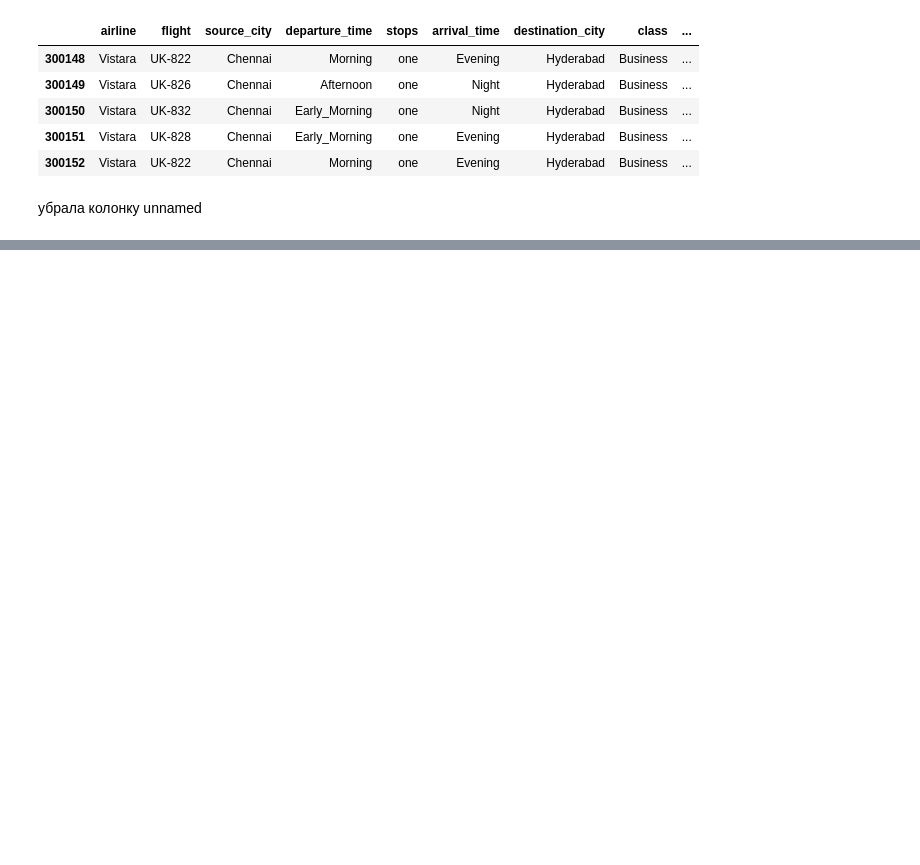
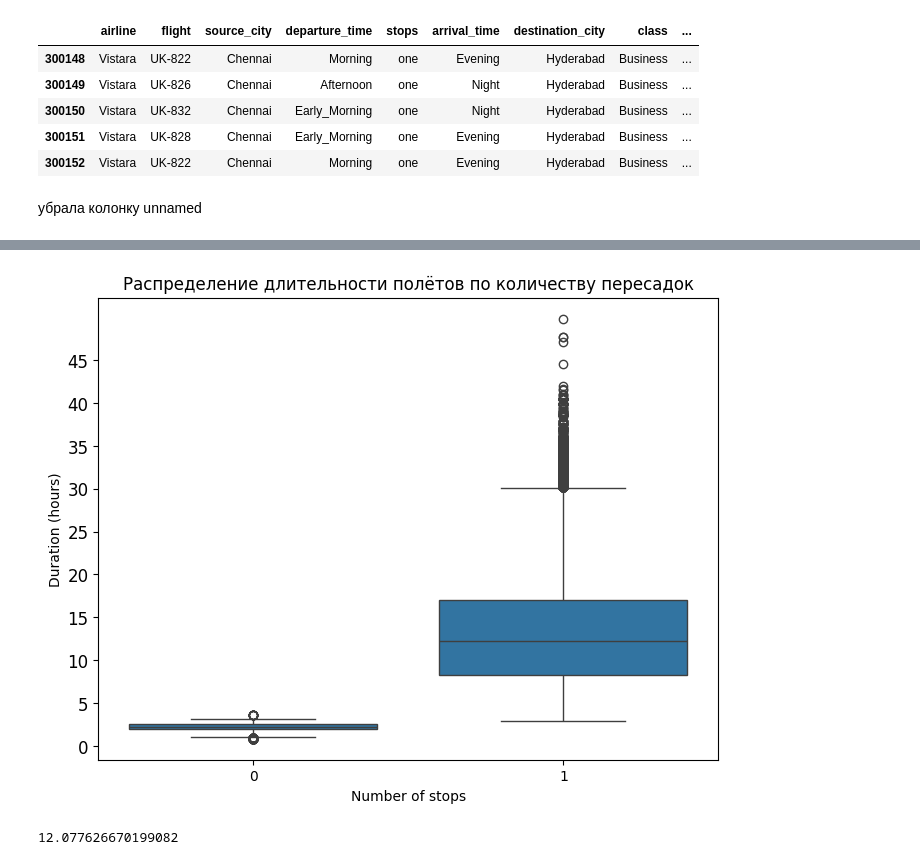
Before and after one commit to sofyakazykina/Flight-Price-Prediction, a Jupyter notebook: flight_analysis.ipynb, the cells around one changed output, grey strips where cells are left out. Drawn from its saved outputs; the diff is of its cells as text; code cells hidden in the pictures; blank space fills up the shorter version.

```diff
--- a/flight_analysis.ipynb
+++ b/flight_analysis.ipynb
@@ -84,0 +235,16 @@ df.tail()
+# %%
+plt.figure(figsize=(8,6))
+sns.boxplot(x='num_stops', y='duration', data=df)
+plt.title('Распределение длительности полётов по количеству пересадок')
+plt.xlabel('Number of stops')
+plt.ylabel('Duration (hours)')
+plt.yticks(fontsize=12)
+max_dur = int(df['duration'].max()) + 1
+plt.yticks(range(0, max_dur, 5))
+plt.show()
+# %% [output]
+[figure, added]
+# %%
+print(df['duration'].mean())
+# %% [output]
+12.077626670199082
```
Also changed, not shown: parts of 20 cells of this notebook.
